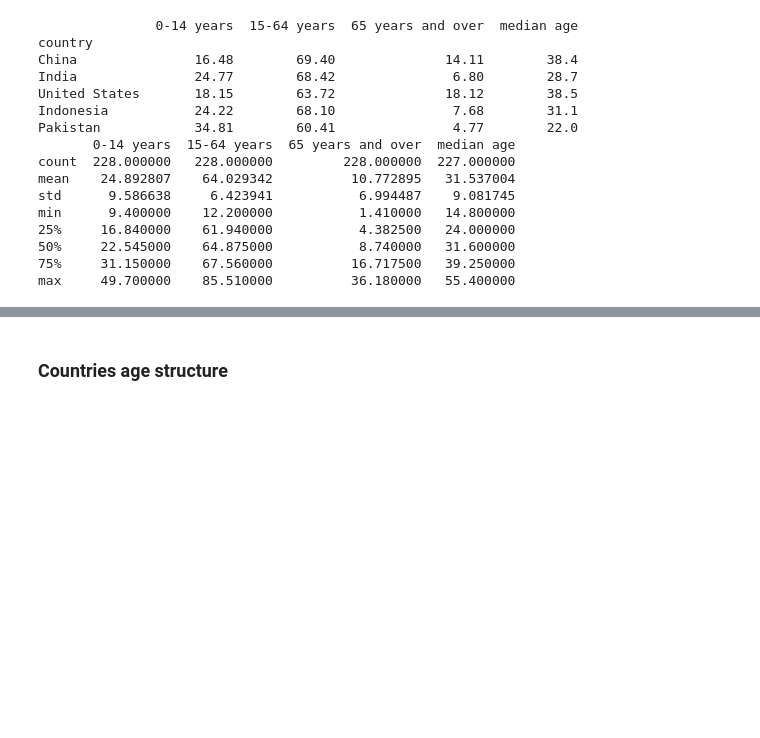
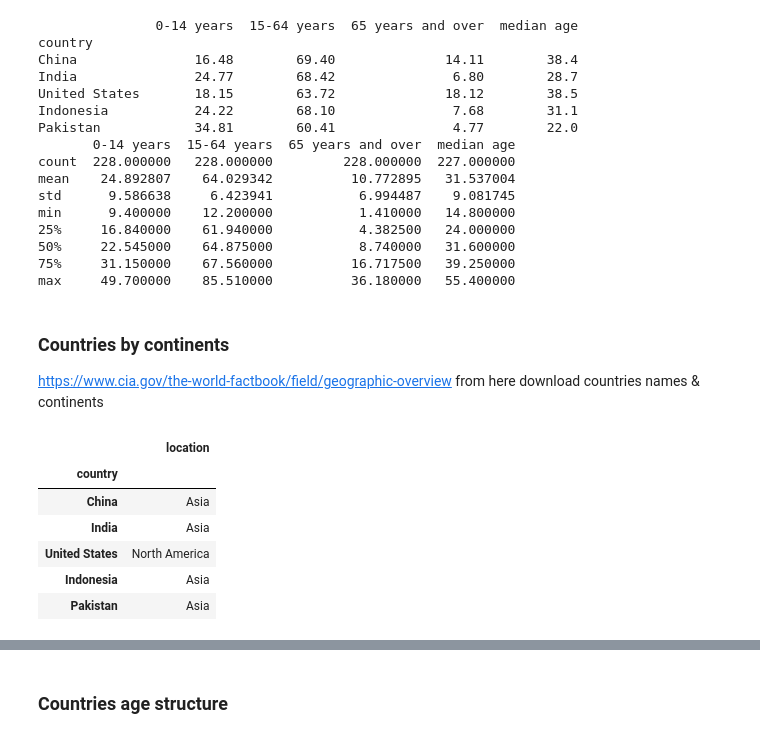
Before and after one commit to farqlia/WorldCountriesProject, a Jupyter notebook: notebooks/Aging Population Classification.ipynb, the cells around one changed output, grey strips where cells are left out. Drawn from its saved outputs; the diff is of its cells as text; code cells hidden in the pictures; blank space fills up the shorter version.

```diff
--- a/notebooks/Aging Population Classification.ipynb
+++ b/notebooks/Aging Population Classification.ipynb
@@ -53,3 +61,6 @@ min      9.400000    12.200000           1.410000   14.800000
 50%     22.545000    64.875000           8.740000   31.600000
 75%     31.150000    67.560000          16.717500   39.250000
 max     49.700000    85.510000          36.180000   55.400000
+# %% [markdown]
+### Countries by continents
+https://www.cia.gov/the-world-factbook/field/geographic-overview from here download countries names & continents
@@ -55,0 +69,10 @@ max     49.700000    85.510000          36.180000   55.400000
+# %%
+continents.head()
+# %% [output]
+|  | location |
+| country |  |
+| China | Asia |
+| India | Asia |
+| United States | North America |
+| Indonesia | Asia |
+| Pakistan | Asia |
```
Also changed, not shown: parts of 6 cells of this notebook, 2 other files.
